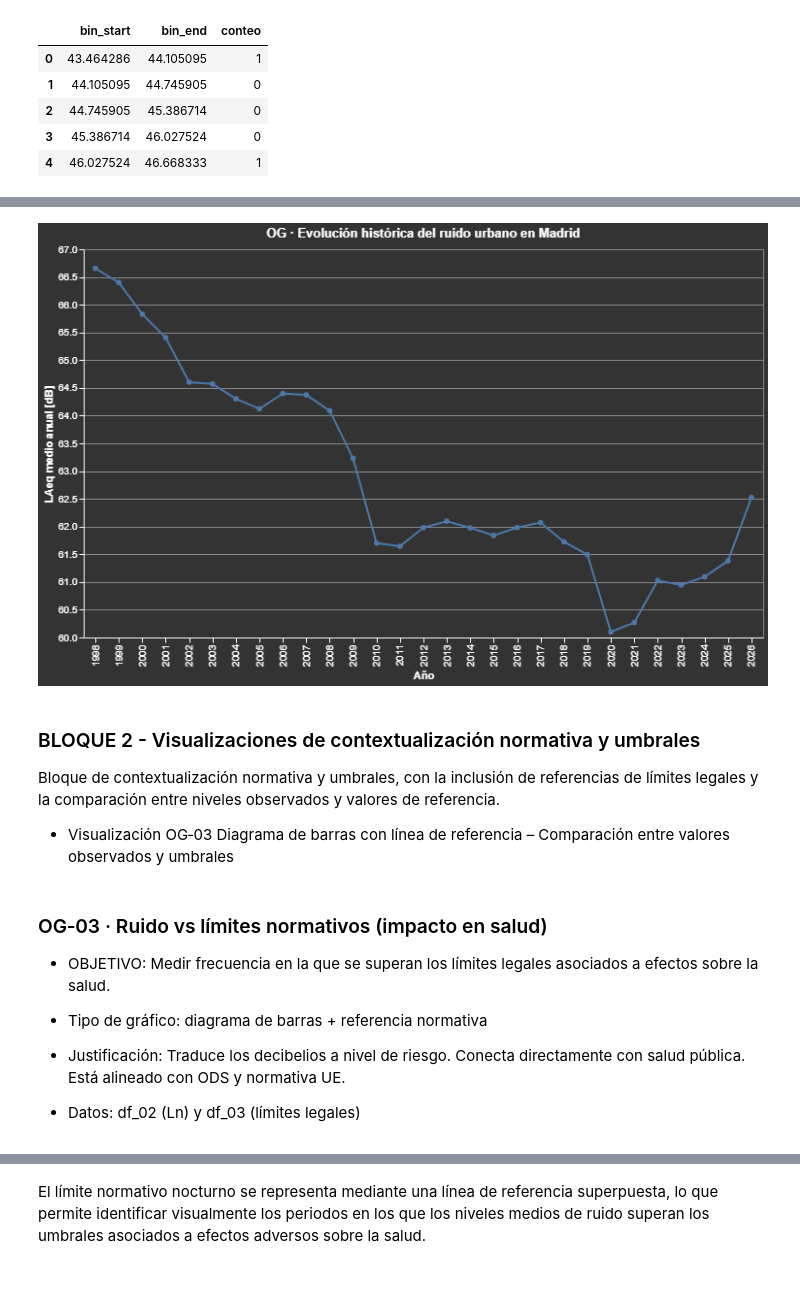
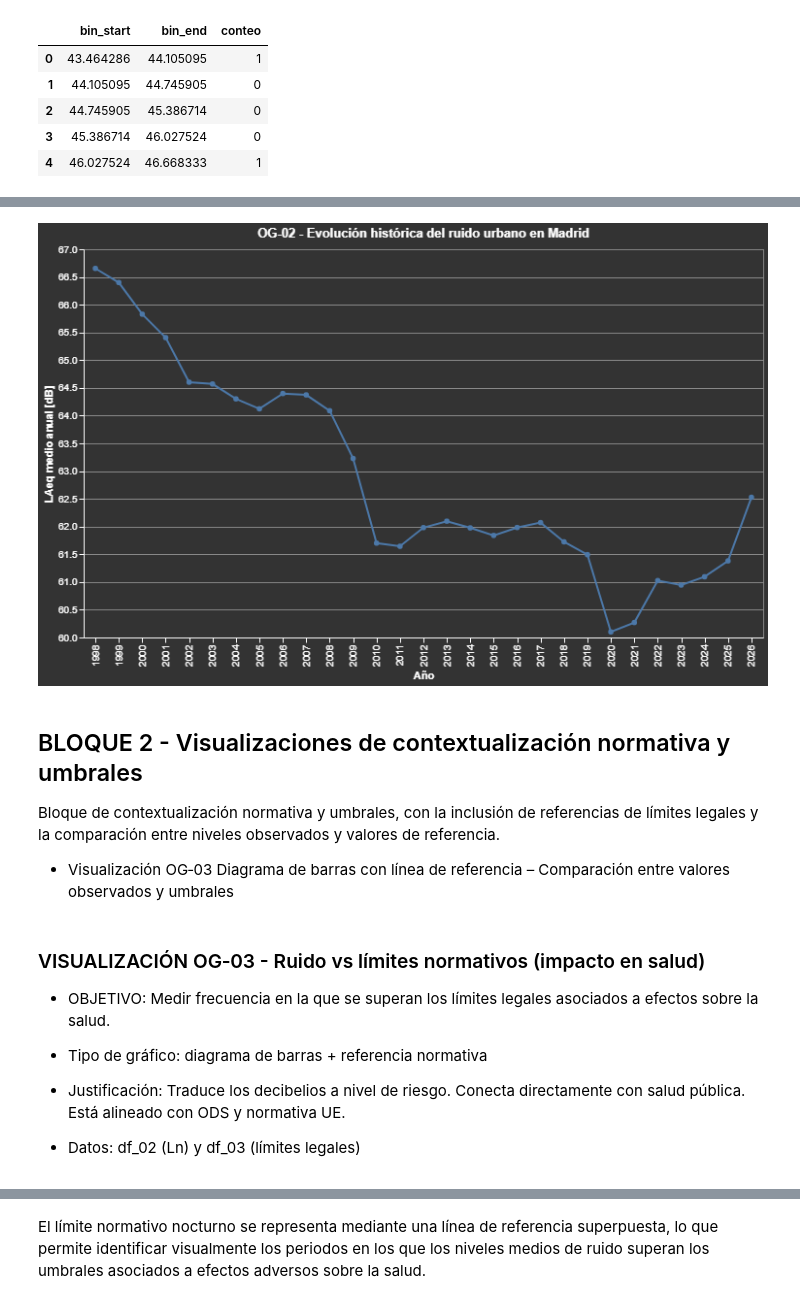
Before and after one commit to raq-abreu/Ruido-Visualizacion, a Jupyter notebook: notebooks entrega final/0G-Impacto ruido global.ipynb, the cells around one changed output, grey strips where cells are left out. Cells and saved outputs as stored; diff of their text form; code cells hidden in the pictures.

```diff
--- a/notebooks entrega final/0G-Impacto ruido global.ipynb
+++ b/notebooks entrega final/0G-Impacto ruido global.ipynb
@@ -292,43 +280,43 @@ df_ruido_hist = (
     df_02_cont_acustic
     .dropna(subset=["laeq"])
     .groupby("year", as_index=False)
     .agg(laeq_medio=("laeq", "mean"))
 )
 
 line_og_02 = (
     alt.Chart(df_ruido_hist)
     .mark_line(point=True)
     .encode(
         x=alt.X("year:O", title="Año"),
         y=alt.Y(
             "laeq_medio:Q",
             title="LAeq medio anual [dB]",
             scale=alt.Scale(zero=False)
         ),
         tooltip=[
             alt.Tooltip("year:O", title="Año"),
             alt.Tooltip("laeq_medio:Q", format=".2f")
         ]
     )
     .properties(
         width=700,
         height=400,
-        title="OG · Evolución histórica del ruido urbano en Madrid"
+        title="OG-02 - Evolución histórica del ruido urbano en Madrid"
     )
     .interactive()
 )
 
 line_og_02
 # %% [output]
-[figure, old version]
+[figure, new version]
 # %% [markdown]
-### BLOQUE 2 - Visualizaciones de contextualización normativa y umbrales
+## BLOQUE 2 - Visualizaciones de contextualización normativa y umbrales
 
 Bloque de contextualización normativa y umbrales, con la inclusión de referencias de límites legales y la comparación entre niveles observados y valores de referencia.
 
   * Visualización OG‑03 Diagrama de barras con línea de referencia – Comparación entre valores observados y umbrales
 # %% [markdown]
-### OG‑03 · Ruido vs límites normativos (impacto en salud)
+### VISUALIZACIÓN OG‑03 - Ruido vs límites normativos (impacto en salud)
 * OBJETIVO: Medir frecuencia en la que se superan los límites legales asociados a efectos sobre la salud.
 * Tipo de gráfico: diagrama de barras + referencia normativa
 * Justificación: Traduce los decibelios a nivel de riesgo. Conecta directamente con salud pública. Está alineado con ODS y normativa UE.
```
Also changed, not shown: parts of 14 cells of this notebook, 3 other files.
